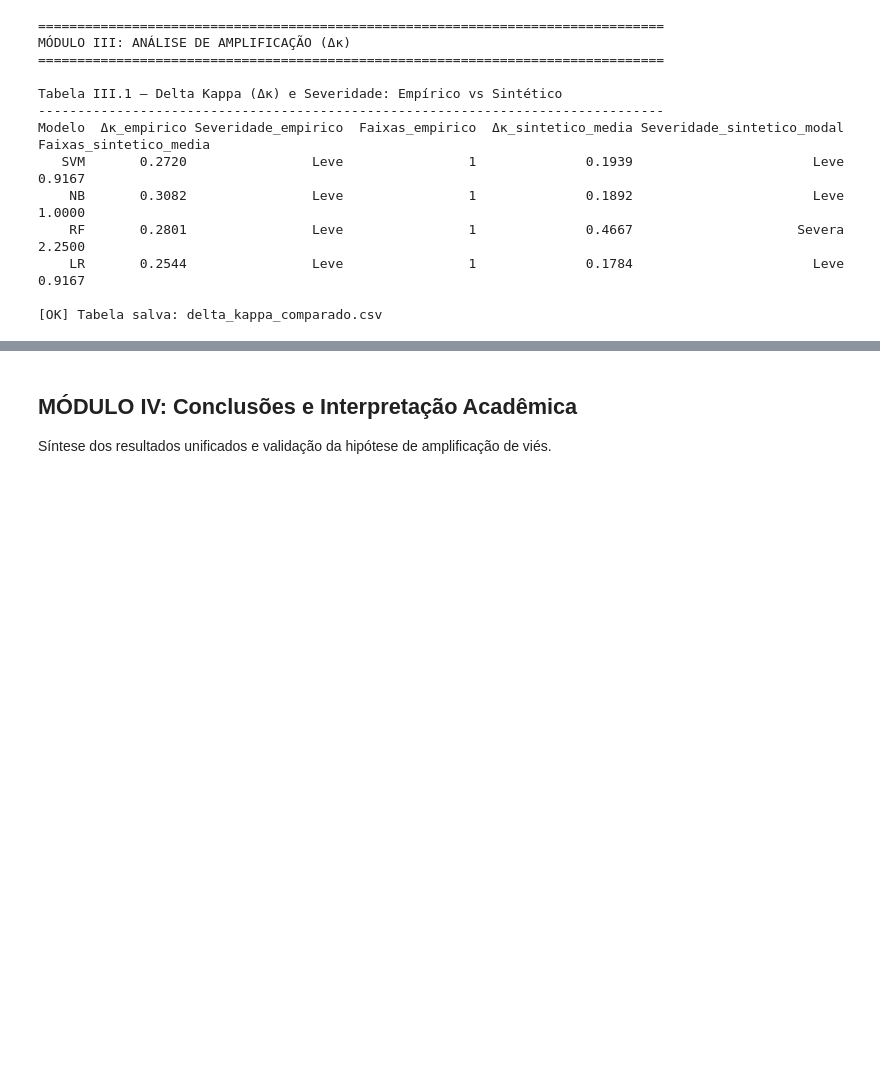
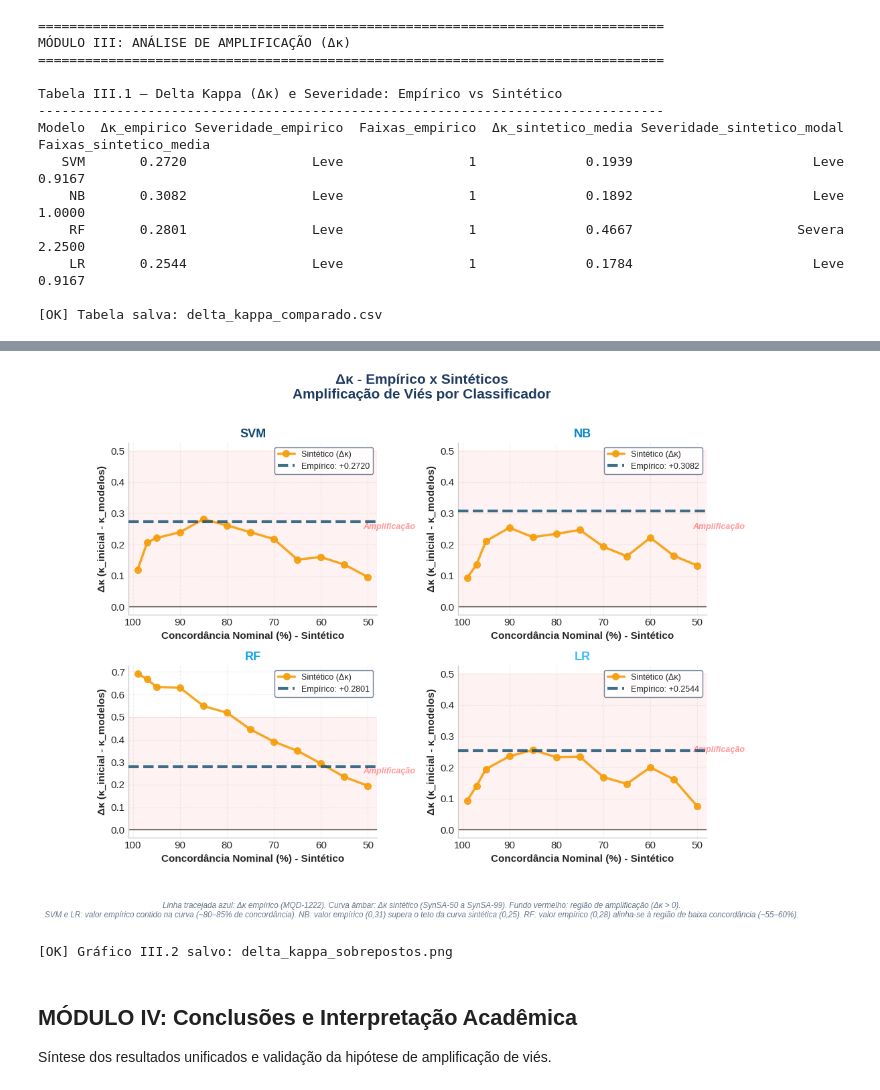
Before and after one commit to alexfeitosa72/MIVA, a Jupyter notebook: resultados_MADA.ipynb, the cells around one changed output, grey strips where cells are left out. Drawn from its saved outputs; the diff is of its cells as text; code cells hidden in the pictures; blank space fills up the shorter version.

```diff
--- a/resultados_MADA.ipynb
+++ b/resultados_MADA.ipynb
@@ -670,53 +679,56 @@ for idx, modelo in enumerate(modelos):
     ax = axes[idx]
 
     # Curva sintética (Δκ por dataset)
-    col_dk = f\'{modelo} Δκ\'
-    x_sintetico = [int(ds.split(\'-\')[1]) for ds in delta_sintetico[\'Dataset\']]
+    col_dk = f'{modelo} Δκ'
+    x_sintetico = [int(ds.split('-')[1]) for ds in delta_sintetico['Dataset']]
     y_delta_sintetico = delta_sintetico[col_dk].values
 
-    ax.plot(x_sintetico, y_delta_sintetico, marker=\'o\', linewidth=2.5, markersize=7,
-            color=COR_SINTETICO, label=\'Sintético (Δκ)\', alpha=0.9, zorder=3)
+    ax.plot(x_sintetico, y_delta_sintetico, marker='o', linewidth=2.5, markersize=7,
+            color=COR_SINTETICO, label='Sintético (Δκ)', alpha=0.9, zorder=3)
 
     # Linha de Δκ empírico
-    delta_empirico_val = divergencia_empirico[divergencia_empirico[\'modelo\'] == modelo][\'delta_kappa\'].values[0]
-    ax.axhline(y=delta_empirico_val, color=COR_EMPIRICO, linestyle=\'--\',
-               linewidth=3, alpha=0.8, label=f\'Empírico: {delta_empirico_val:+.4f}\', zorder=5)
+    delta_empirico_val = divergencia_empirico[divergencia_empirico['modelo'] == modelo]['delta_kappa'].values[0]
+    ax.axhline(y=delta_empirico_val, color=COR_EMPIRICO, linestyle='--',
+               linewidth=3, alpha=0.8, label=f'Empírico: {delta_empirico_val:+.4f}', zorder=5)
 
     # Linha de referência (Δκ = 0)
-    ax.axhline(y=0, color=\'black\', linestyle=\'-\', linewidth=1.5, alpha=0.5, zorder=1)
+    ax.axhline(y=0, color='black', linestyle='-', linewidth=1.5, alpha=0.5, zorder=1)
 
     # Área de amplificação (Δκ > 0)
-    ax.axhspan(0, 0.5, alpha=0.05, color=\'red\', zorder=0)
-    ax.text(51, 0.25, \'Amplificação\', fontsize=9, alpha=0.4, style=\'italic\',
-            color=\'red\', fontweight=\'bold\')
+    ax.axhspan(0, 0.5, alpha=0.05, color='red', zorder=0)
+    ax.text(51, 0.25, 'Amplificação', fontsize=9, alpha=0.4, style='italic',
+            color='red', fontweight='bold')
 
-    ax.set_xlabel(\'Concordância Nominal (%) - Sintético\', fontsize=11, fontweight=\'bold\')
-    ax.set_ylabel(\'Δκ (κ_inicial - κ_modelos)\', fontsize=11, fontweight=\'bold\')
-    ax.set_title(f\'{modelo}\', fontsize=13, fontweight=\'bold\', color=CORES_MODELOS_NATURE[modelo])
-    ax.legend(loc=\'best\', fontsize=9, frameon=True, facecolor=\'white\',
+    ax.set_xlabel('Concordância Nominal (%) - Sintético', fontsize=11, fontweight='bold')
+    ax.set_ylabel('Δκ (κ_inicial - κ_modelos)', fontsize=11, fontweight='bold')
+    ax.set_title(f'{modelo}', fontsize=13, fontweight='bold', color=CORES_MODELOS_NATURE[modelo])
+    ax.legend(loc='best', fontsize=9, frameon=True, facecolor='white',
               edgecolor=NATURE_GRAY, framealpha=0.9)
     ax.set_xlim(101, 48)
-    ax.grid(True, alpha=0.3, linestyle=\'--\')
+    ax.grid(True, alpha=0.3, linestyle='--')
 
 plt.suptitle("Δκ - Empírico x Sintéticos\n"
              "Amplificação de Viés por Classificador",
-             fontsize=15, fontweight=\'bold\', color=NATURE_ACCENT, y=0.995)
+             fontsize=15, fontweight='bold', color=NATURE_ACCENT, y=0.995)
 
 # Nota interpretativa por classificador (referência para a legenda da dissertação)
 # SVM/LR: empírico contido na curva (~80-85%); NB: empírico acima do teto sintético; RF: empírico na região de baixa concordância
 fig.text(0.5, -0.02,
          "Linha tracejada azul: Δκ empírico (MQD-1222). Curva âmbar: Δκ sintético (SynSA-50 a SynSA-99). "
          "Fundo vermelho: região de amplificação (Δκ > 0).\n"
          "SVM e LR: valor empírico contido na curva (~80–85% de concordância). "
          "NB: valor empírico (0,31) supera o teto da curva sintética (0,25). "
          "RF: valor empírico (0,28) alinha-se à região de baixa concordância (~55–60%).",
-         ha=\'center\', fontsize=8.5, style=\'italic\', color=NATURE_GRAY)
+         ha='center', fontsize=8.5, style='italic', color=NATURE_GRAY)
 
 plt.tight_layout(rect=[0, 0.06, 1, 0.985])
-plt.savefig(GRAFICOS_UNIFICADO_DIR / \'delta_kappa_sobrepostos.png\', dpi=300, bbox_inches=\'tight\')
+plt.savefig(GRAFICOS_UNIFICADO_DIR / 'delta_kappa_sobrepostos.png', dpi=300, bbox_inches='tight')
 plt.show()
 
 print("\n[OK] Gráfico III.2 salvo: delta_kappa_sobrepostos.png")
+# %% [output]
+[figure, added]
+[OK] Gráfico III.2 salvo: delta_kappa_sobrepostos.png
 # %% [markdown]
 ## MÓDULO IV: Conclusões e Interpretação Acadêmica
 
```
Also changed, not shown: parts of 3 cells of this notebook.
